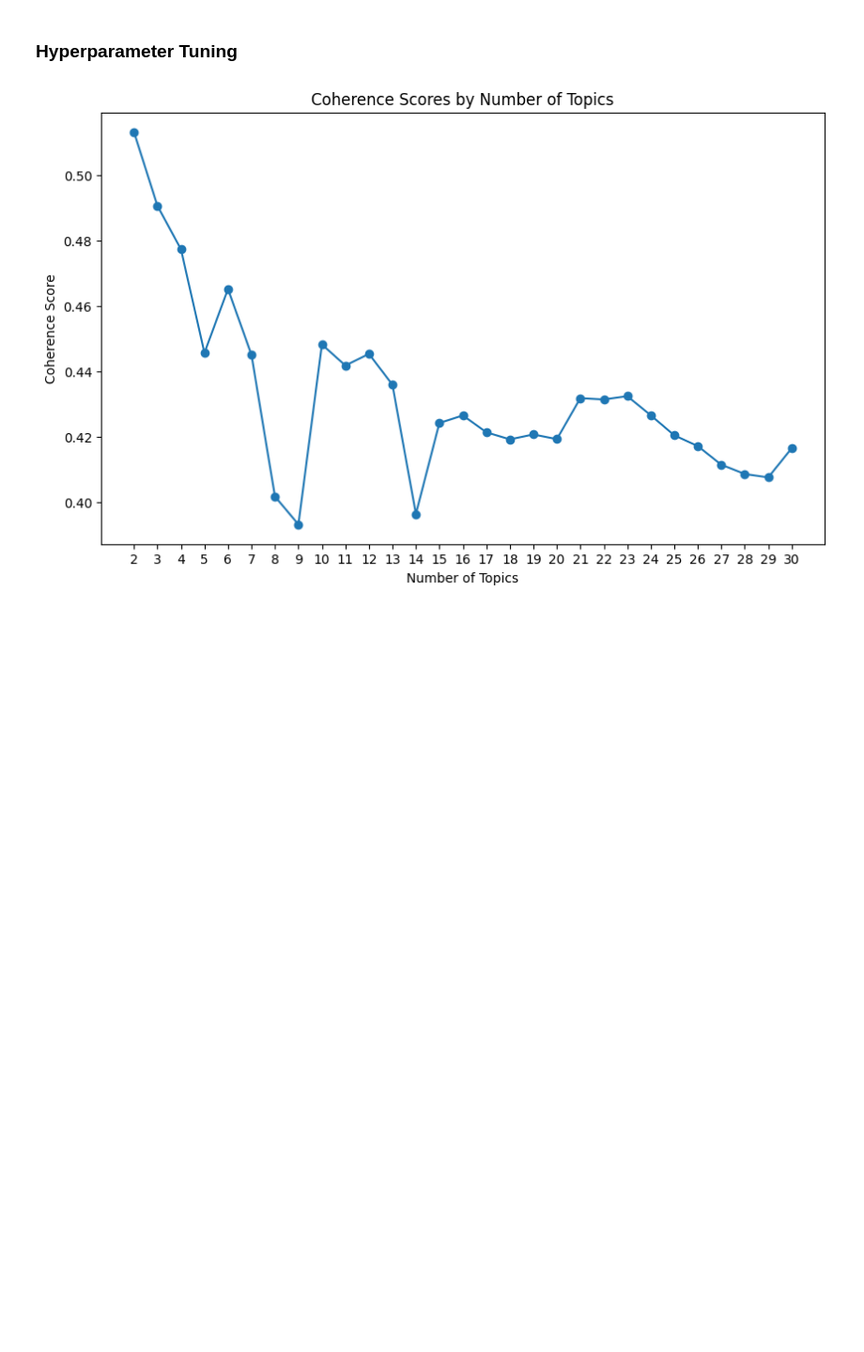
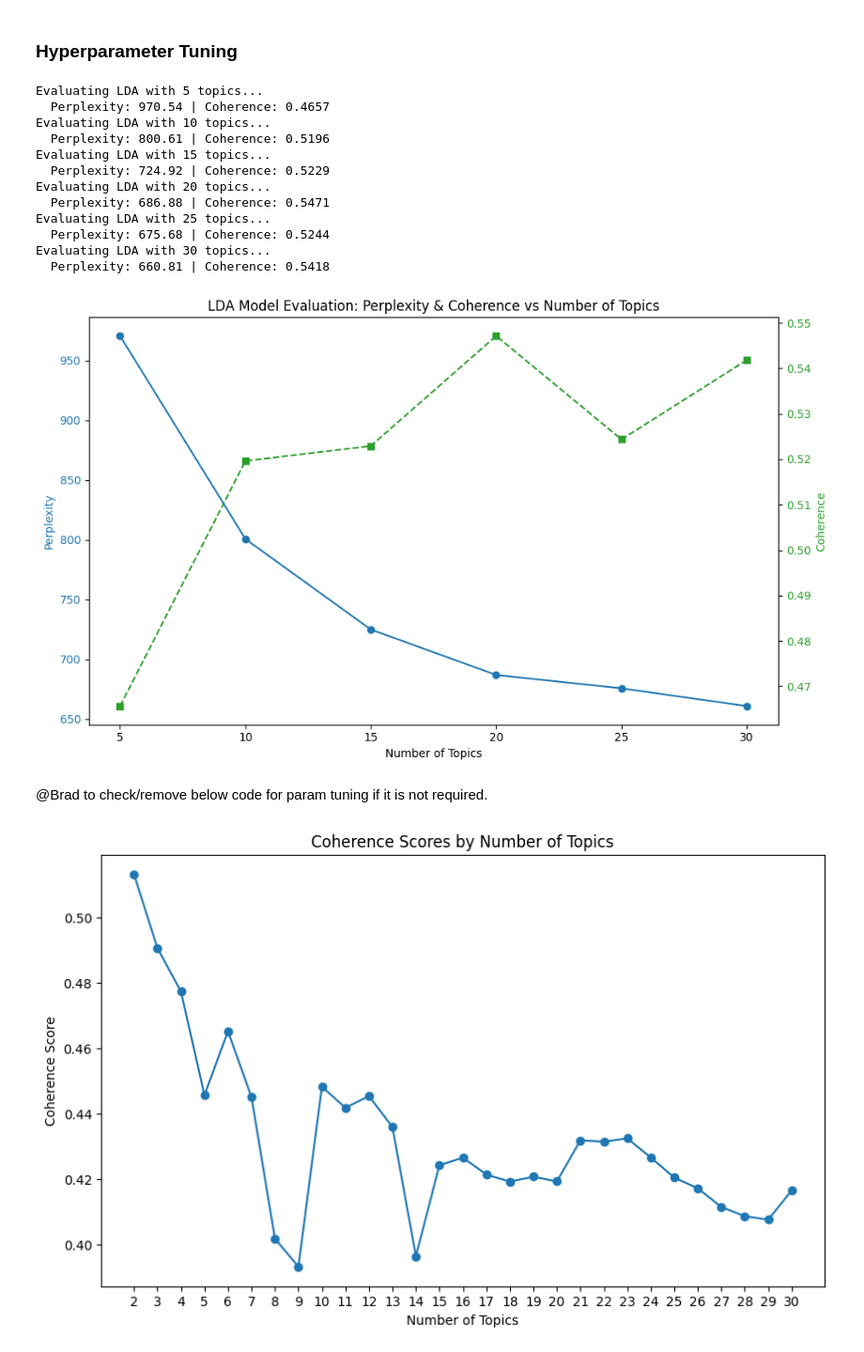
Before and after one commit to cicilymathew/NLP, a Jupyter notebook: Assignments/Assignment #3/assignment_3.ipynb, the cells around one changed output. Shown at 94% size. Drawn from its saved outputs; the diff is of its cells as text; code cells hidden in the pictures; blank space fills up the shorter version.

Commit message:
Add files via upload
Comment added for Brad at hyperparameter tuning.

```diff
--- a/Assignments/Assignment #3/assignment_3.ipynb
+++ b/Assignments/Assignment #3/assignment_3.ipynb
@@ -304,3 +369,62 @@ pyLDAvis.display(vis_data)
+# %%
+import matplotlib.pyplot as plt
+from sklearn.feature_extraction.text import CountVectorizer
+
+# Define the range of topics to evaluate
+topic_range = range(5, 31, 5)
+
+# Define the vectorizer
+vectorizer = CountVectorizer(
+	stop_words="english",
+	ngram_range=(1, 2),
+	min_df=5,
+	max_df=0.9,
+	max_features=3000
+)
+
+
+# Create the Document-Term Matrix (dtm)
+dtm = vectorizer.fit_transform([" ".join(doc) for doc in normalized_corpus])
+
+# Call the evaluation function
+perplexity_scores, coherence_scores = evaluate_lda_models_with_coherence(dtm, normalized_corpus, topic_range, vectorizer)
+
+# Plotting
+fig, ax1 = plt.subplots(figsize=(10, 6))
+
+color = 'tab:blue'
+ax1.set_xlabel('Number of Topics')
+ax1.set_ylabel('Perplexity', color=color)
+ax1.plot(topic_range, perplexity_scores, marker='o', color=color, label='Perplexity')
+ax1.tick_params(axis='y', labelcolor=color)
+
+# Create a second y-axis for coherence
+ax2 = ax1.twinx()
+color = 'tab:green'
+ax2.set_ylabel('Coherence', color=color)
+ax2.plot(topic_range, coherence_scores, marker='s', linestyle='--', color=color, label='Coherence')
+ax2.tick_params(axis='y', labelcolor=color)
+
+# Titles and legends
+plt.title('LDA Model Evaluation: Perplexity & Coherence vs Number of Topics')
+fig.tight_layout()
+plt.show()
+# %% [output]
+Evaluating LDA with 5 topics...
+  Perplexity: 970.54 | Coherence: 0.4657
+Evaluating LDA with 10 topics...
+  Perplexity: 800.61 | Coherence: 0.5196
+Evaluating LDA with 15 topics...
+  Perplexity: 724.92 | Coherence: 0.5229
+Evaluating LDA with 20 topics...
+  Perplexity: 686.88 | Coherence: 0.5471
+Evaluating LDA with 25 topics...
+  Perplexity: 675.68 | Coherence: 0.5244
+Evaluating LDA with 30 topics...
+  Perplexity: 660.81 | Coherence: 0.5418
+[figure, added]
+# %% [markdown]
+@Brad to check/remove below code for param tuning if it is not required.
 # %%
 min_topics = 2
 max_topics = 30
```
Also changed, not shown: parts of 5 cells of this notebook.
